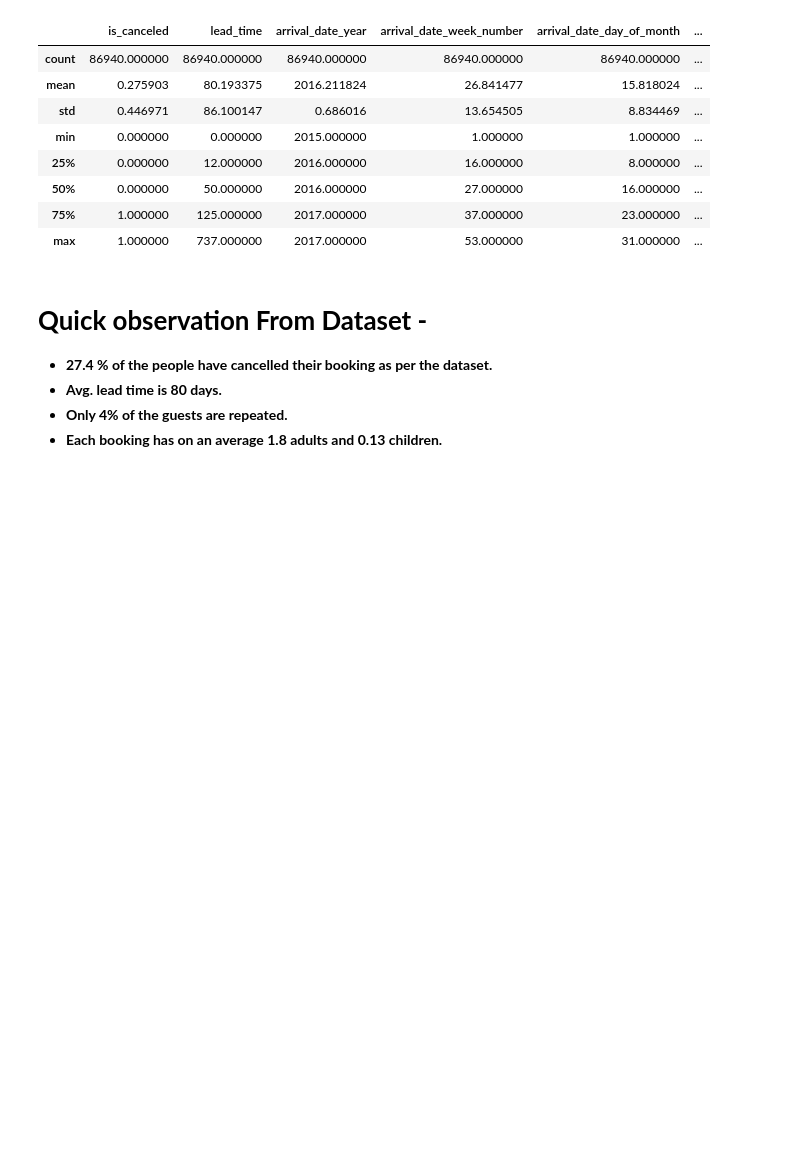
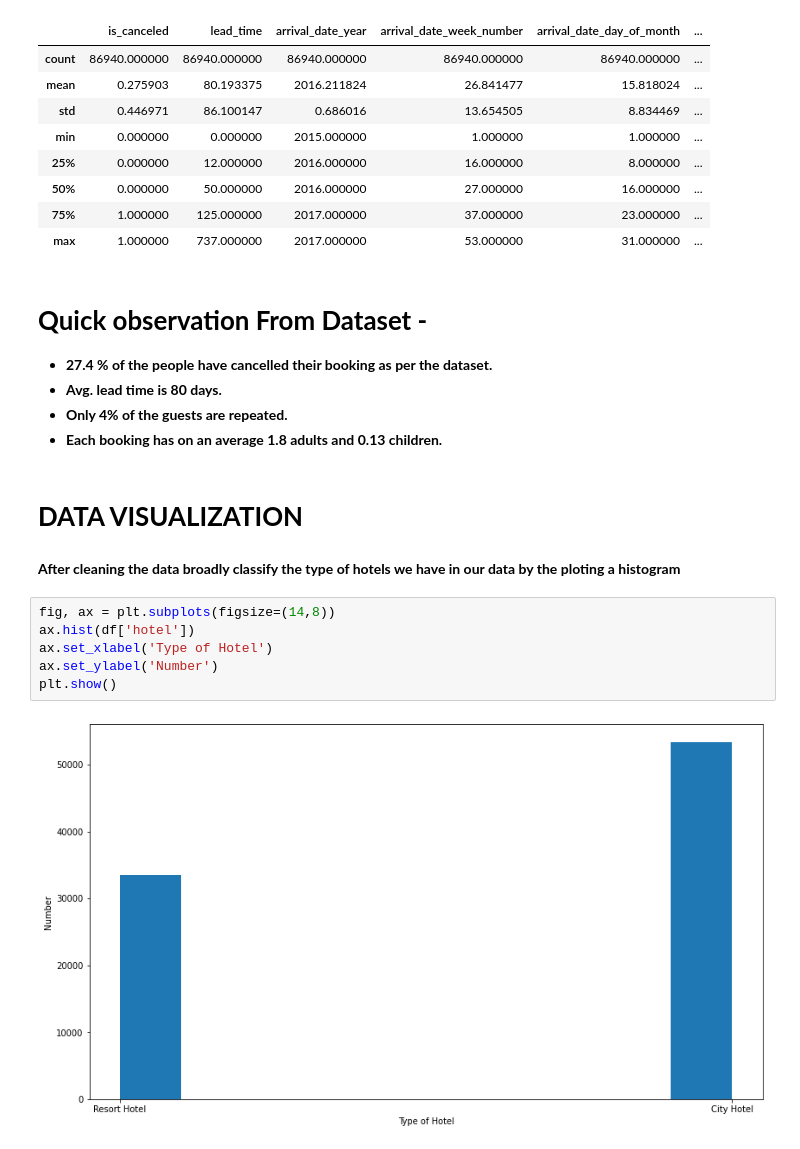
Before and after one commit to kishorpatil03/Hotel-Booking-Analysis, a Jupyter notebook: Hotel_Booking_Analysis_Capstone_Project.ipynb, the cells around one changed output. Drawn from its saved outputs; the diff is of its cells as text; blank space fills up the shorter version.

Commit message:
Hotel Booking Commit 7

```diff
--- a/Hotel_Booking_Analysis_Capstone_Project.ipynb
+++ b/Hotel_Booking_Analysis_Capstone_Project.ipynb
@@ -251,3 +251,15 @@ df.describe()
 *   **Avg. lead time is 80 days.**
 *   **Only 4% of the guests are repeated.**
 *  **Each booking has on an average 1.8 adults and 0.13 children.**
+# %% [markdown]
+# **DATA VISUALIZATION**
+# %% [markdown]
+**After cleaning the data broadly classify the type of hotels we have in our data by the ploting a histogram**
+# %%
+fig, ax = plt.subplots(figsize=(14,8))
+ax.hist(df['hotel'])
+ax.set_xlabel('Type of Hotel')
+ax.set_ylabel('Number')
+plt.show()
+# %% [output]
+[figure, added]
```
